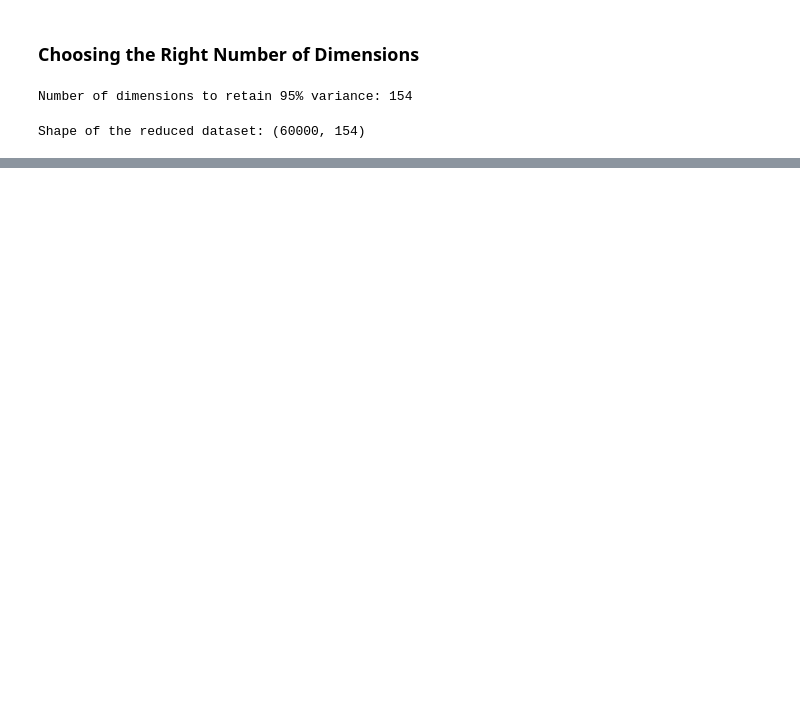
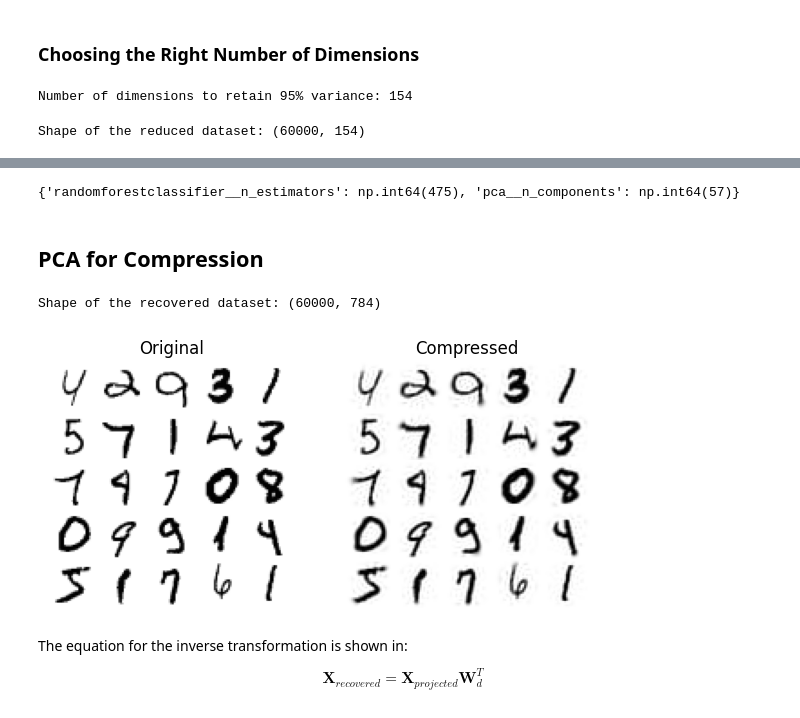
Before and after one commit to Sechi42/homl-study, a Jupyter notebook: 07_dimensionality_reduction/07_dimensionality_reduction.ipynb, the cells around one changed output, grey strips where cells are left out. Saved outputs shown, nothing was run; the diff lists cells and outputs as text; code cells hidden in the pictures; blank space fills up the shorter version.

```diff
--- a/07_dimensionality_reduction/07_dimensionality_reduction.ipynb
+++ b/07_dimensionality_reduction/07_dimensionality_reduction.ipynb
@@ -137,0 +170,30 @@ plt.show()
+# %%
+print(rnd_search.best_params_)
+# %% [output]
+{'randomforestclassifier__n_estimators': np.int64(475), 'pca__n_components': np.int64(57)}
+# %% [markdown]
+## PCA for Compression
+# %%
+X_recovered = pca.inverse_transform(X_reduced)
+print("Shape of the recovered dataset:", X_recovered.shape)
+# %% [output]
+Shape of the recovered dataset: (60000, 784)
+# %%
+# extra code – this cell generates Figure 7–9
+
+plt.figure(figsize=(7, 4))
+for idx, X in enumerate((X_train[::2100], X_recovered[::2100])):
+    plt.subplot(1, 2, idx + 1)
+    plt.title(["Original", "Compressed"][idx])
+    for row in range(5):
+        for col in range(5):
+            plt.imshow(X[row * 5 + col].reshape(28, 28), cmap="binary",
+                       vmin=0, vmax=255, extent=(row, row + 1, col, col + 1))
+            plt.axis([0, 5, 0, 5])
+            plt.axis("off")
+# %% [output]
+[figure, added]
+# %% [markdown]
+The equation for the inverse transformation is shown in:
+
+$$\mathbf{X}_{recovered} = \mathbf{X}_{projected} \mathbf{W}^T_d$$
```
Also changed, not shown: parts of 14 cells of this notebook, 1 other file.
